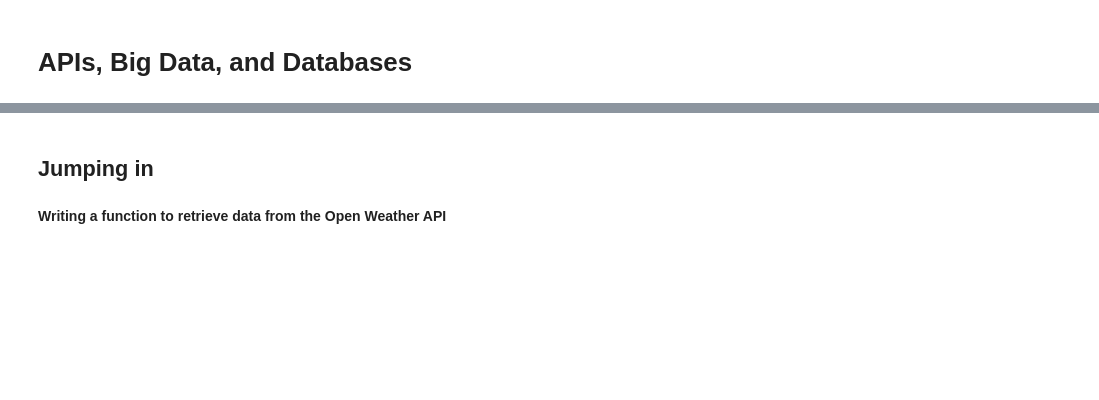
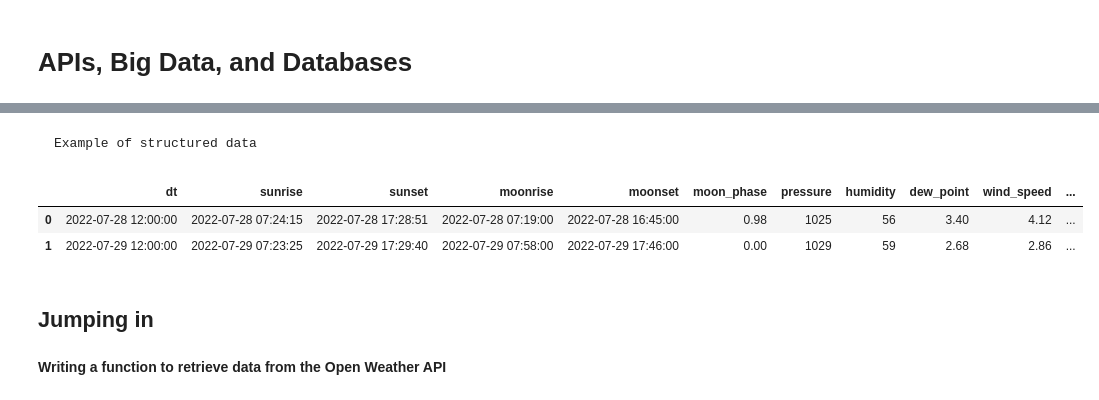
Before and after one commit to willosullivan/-Big-Data-Weather-API, a Jupyter notebook: test.ipynb, the cells around one changed output, grey strips where cells are left out. Cells and saved outputs as stored; diff of their text form; code cells hidden in the pictures; blank space fills up the shorter version.

```diff
--- a/test.ipynb
+++ b/test.ipynb
@@ -31,3 +77,11 @@ When we access data via APIs it typically returns a JSON object. We then need to
+# %% [markdown]
+    Example of structured data
+# %%
+df_weather.head(2)
+# %% [output]
+|  | dt | sunrise | sunset | moonrise | moonset | moon_phase | pressure | humidity | dew_point | wind_speed | ... |
+| 0 | 2022-07-28 12:00:00 | 2022-07-28 07:24:15 | 2022-07-28 17:28:51 | 2022-07-28 07:19:00 | 2022-07-28 16:45:00 | 0.98 | 1025 | 56 | 3.40 | 4.12 | ... |
+| 1 | 2022-07-29 12:00:00 | 2022-07-29 07:23:25 | 2022-07-29 17:29:40 | 2022-07-29 07:58:00 | 2022-07-29 17:46:00 | 0.00 | 1029 | 59 | 2.68 | 2.86 | ... |
 # %% [markdown]
 ## Jumping in
 # %% [markdown]
```
Also changed, not shown: parts of 34 cells of this notebook, 1 other file.
